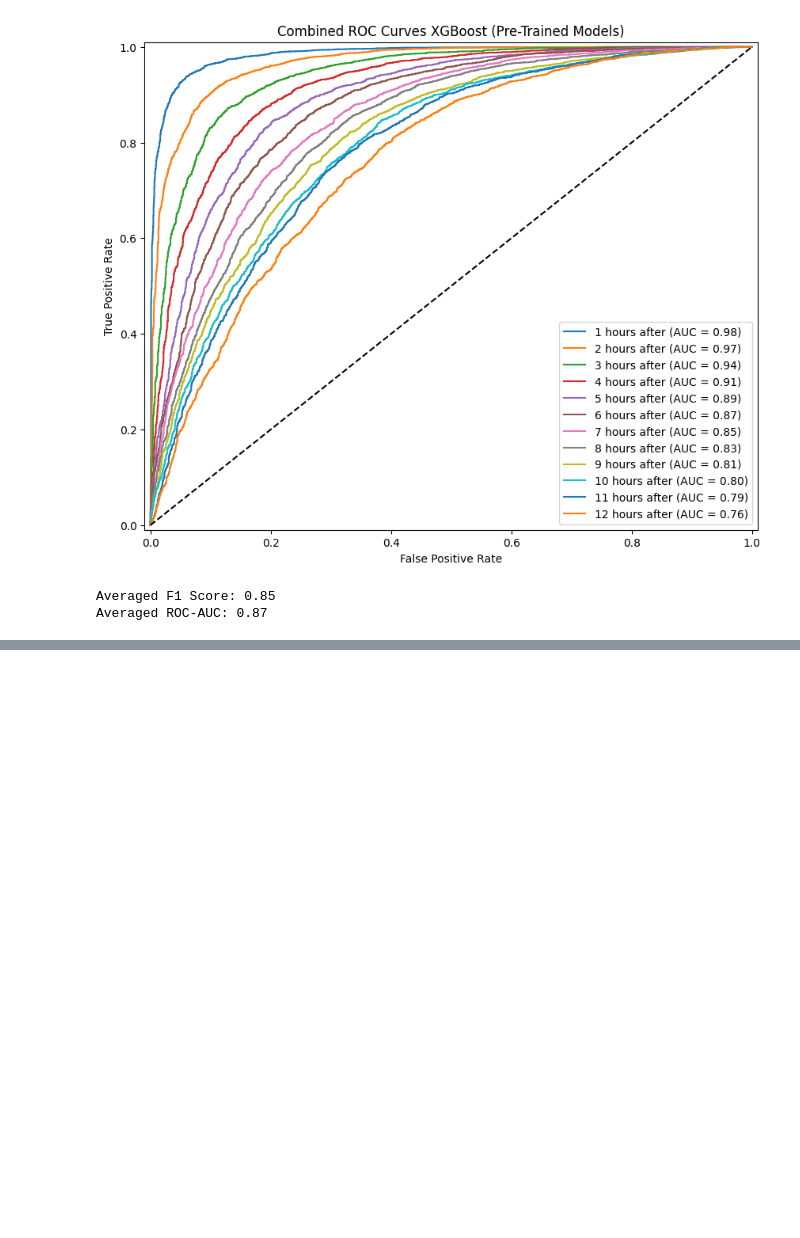
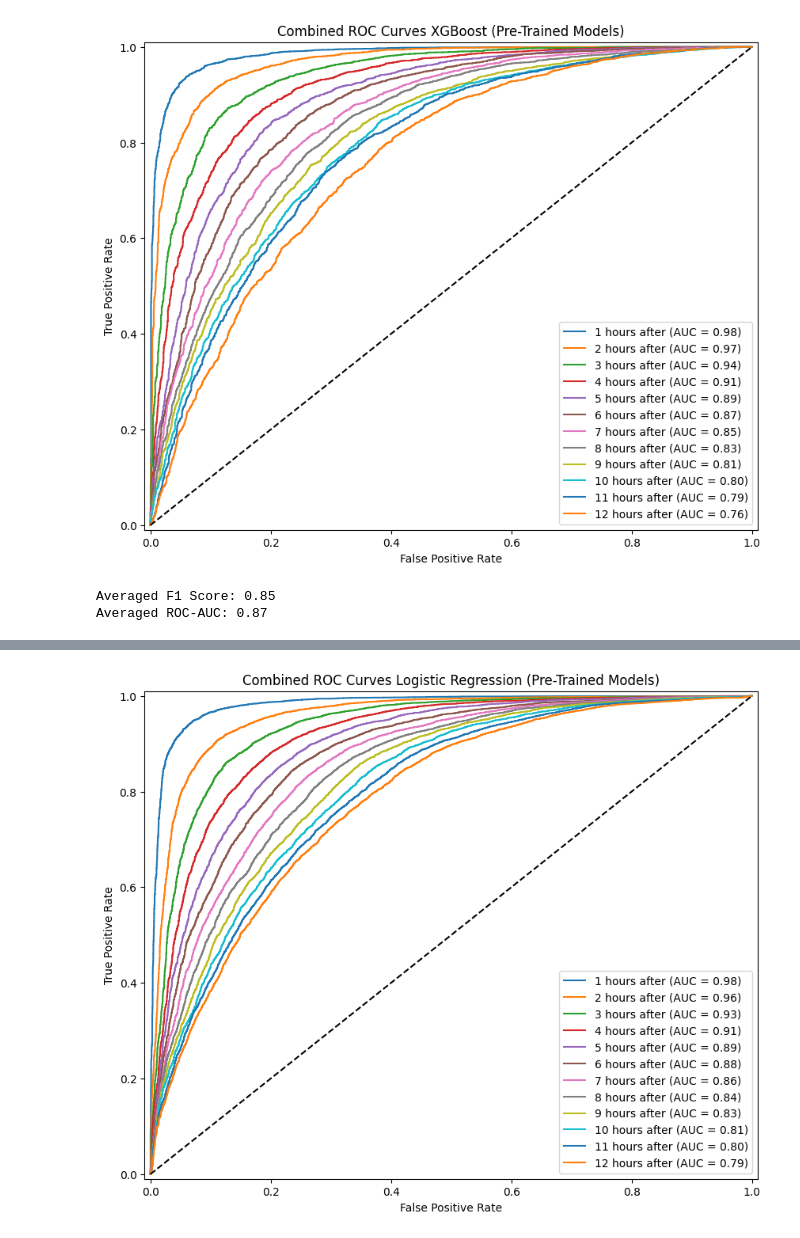
Before and after one commit to JOJOZYH/si670_final_project, a Jupyter notebook: yuhan.ipynb, the cells around one changed output, grey strips where cells are left out. Drawn from its saved outputs; the diff is of its cells as text; code cells hidden in the pictures; blank space fills up the shorter version.

```diff
--- a/yuhan.ipynb
+++ b/yuhan.ipynb
@@ -381,116 +381,106 @@ Averaged F1 Score: 0.85
 Averaged ROC-AUC: 0.87
 # %%
 """
-Logistic Regression Classifier Evaluation with Pre-Trained Models
-(using previously saved models logistic_hour_{i}.joblib)
+Logistic Regression Classifier Evaluation with Pre-Trained Models (Second-Order Preprocessing)
 """
 #%% Import data
 import pandas as pd
 import numpy as np
 import matplotlib.pyplot as plt
 import joblib
+from sklearn.compose import ColumnTransformer
+from sklearn.preprocessing import StandardScaler, PolynomialFeatures
 from sklearn.metrics import roc_auc_score, f1_score, roc_curve
 
+# Load the dataset
 file_path = './data/data.csv'
 data = pd.read_csv(file_path, index_col=0)
 
-#%% Preprocessing
+# Interpolate missing values in PM2.5
 data['pm2.5'] = data['pm2.5'].interpolate()
 
-# Creating 12 new columns for future PM2.5 levels, 1 hour to 12 hours ahead
+# Generate future PM2.5 levels (1 to 12 hours ahead)
 for i in range(1, 13):
     data[f'pm2.5_{i}_hour_after'] = data['pm2.5'].shift(-i)
 
-# One-hot encode the 'cbwd' column
+# One-hot encode categorical column 'cbwd'
 data = pd.get_dummies(data, columns=['cbwd'])
 
-# Calculate the total number of rows with any missing values before dropping
-missing_rows_before = data.isna().any(axis=1).sum()
-print(f"Missing rows before: {missing_rows_before}")
+# Remove rows with missing values in PM2.5 predictions
+data.dropna(subset=['pm2.5'] + [f'pm2.5_{i}_hour_after' for i in range(1, 13)], inplace=True)
 
-# Drop rows where any cell from 'pm2.5' to 'pm2.5_12_hour_after' is missing
-data.dropna(
-    subset=['pm2.5'] + [f'pm2.5_{i}_hour_after' for i in range(1, 13)],
-    inplace=True
-)
-
-# Calculate the index to split the data at 50% for training and 85% for testing
+# Split data into training (50%) and testing (15%) sets
 split_index_train = int(len(data) * 0.5)
 split_index_test = int(len(data) * 0.85)
 
-# Split the data into training and test sets
 data_train = data.iloc[:split_index_train]
-data_test = data.iloc[split_index_test:]
+data_test = data.iloc[split_index_train:split_index_test]
 
 print(f"Training Data Size: {data_train.shape[0]}")
 print(f"Test Data Size: {data_test.shape[0]}")
 
-# Prepare training and test data (drop the labels and 'year' columns)
-X_train = data_train.drop(columns=[f'pm2.5_{j}_hour_after' for j in range(1, 13)] + ['year'])
+# Prepare test data
 X_test = data_test.drop(columns=[f'pm2.5_{j}_hour_after' for j in range(1, 13)] + ['year'])
 
-# You must ensure that the same preprocessing (scaling, etc.) applied during training is applied here.
-# For simplicity, assume you used the same pipeline steps and saved the entire pipeline.
-# If not, you need to replicate the preprocessing pipeline code here.
+# Define numerical columns
+numerical_columns = X_test.select_dtypes(include=['float64', 'int64']).columns
 
-from sklearn.preprocessing import StandardScaler
-numerical_columns = X_train.select_dtypes(include=['float64', 'int64']).columns
-scaler = StandardScaler()
+# Recreate the preprocessing pipeline with PolynomialFeatures
+preprocessor = ColumnTransformer(
+    transformers=[
+        ('poly', Pipeline([
+            ('scaler', StandardScaler()),
+            ('poly', PolynomialFeatures(degree=2, include_bias=False))
+        ]), numerical_columns)
+    ],
+    remainder='passthrough'
+)
 
-# Fit the scaler on X_train to simulate original training conditions
-X_train_scaled = scaler.fit_transform(X_train[numerical_columns])
-X_test_scaled = scaler.transform(X_test[numerical_columns])
+# Apply the preprocessing to the test data
+X_test_preprocessed = preprocessor.fit_transform(X_test)  # Preprocessing must match the training step
 
-# Reconstruct X_train and X_test with scaled numerical columns
-X_train_scaled_df = pd.DataFrame(X_train_scaled, columns=numerical_columns, index=X_train.index)
-X_test_scaled_df = pd.DataFrame(X_test_scaled, columns=numerical_columns, index=X_test.index)
-
-# Replace numerical columns in original X_test with scaled versions
-X_test_final = X_test.copy()
-X_test_final[numerical_columns] = X_test_scaled_df[numerical_columns]
-
-# Initialize lists to store results
+# Initialize lists to store evaluation metrics
 f1_scores = []
 roc_aucs = []
 predictions = {}
 
-num_hours = 12
+num_hours = 12  # Total hours to evaluate
 
 # Create a single plot for all ROC curves
 plt.figure(figsize=(10, 8))
 
+# Evaluate pre-trained models for each hour
 for i in range(1, num_hours + 1):
-    print(f"\nEvaluating model for {i} hour(s) after...")
+    print(f"\nEvaluating pre-trained model for {i} hour(s) after...")
 
-    # Define target variables
     y_test = (data_test[f'pm2.5_{i}_hour_after'] >= 50).astype(int)
 
-    # Load the pre-trained model for hour i
-    classifier = joblib.load(f'./outputs/models/logistic_hour_{i}.joblib')
+    # Load pre-trained model for the current hour
+    pipeline = joblib.load(f'./outputs/models/logistic_hour_{i}.joblib')
 
-    # Predict on the test data
-    y_pred_test = classifier.predict(X_test_final)
-    y_prob_test = classifier.predict_proba(X_test_final)[:, 1]
+    # Predict on the preprocessed test data
+    y_pred_test = pipeline.predict(X_test_preprocessed)
+    y_prob_test = pipeline.predict_proba(X_test_preprocessed)[:, 1]
 
-    # Store the predicted values for the current hour
+    # Store predictions
     predictions[f'Hour_{i}_Predictions'] = y_pred_test
 
-    # Calculate test metrics
+    # Calculate metrics
     f1_test = f1_score(y_test, y_pred_test)
     roc_auc_test = roc_auc_score(y_test, y_prob_test)
 
-    # Store test metrics
+    # Store evaluation metrics
     f1_scores.append(f1_test)
     roc_aucs.append(roc_auc_test)
 
-    # Output test F1 Score and ROC-AUC for the current hour
+    # Output the metrics for the current hour
     print(f"{i} hours after: Test F1 Score: {f1_test:.2f}, Test ROC-AUC: {roc_auc_test:.2f}")
 
-    # ROC Curve for test data
+    # Generate ROC curve for the current hour
     fpr_test, tpr_test, _ = roc_curve(y_test, y_prob_test)
     plt.plot(fpr_test, tpr_test, label=f'{i} hours after (AUC = {roc_auc_test:.2f})')
 
-# Plot diagonal line for reference
+# Plot a diagonal reference line
 plt.plot([0, 1], [0, 1], 'k--')
 plt.xlim([-0.01, 1.01])
 plt.ylim([-0.01, 1.01])
@@ -498,16 +488,15 @@ plt.xlabel('False Positive Rate')
 plt.ylabel('True Positive Rate')
 plt.title('Combined ROC Curves Logistic Regression (Pre-Trained Models)')
 plt.legend(loc="lower right")
-
-# Save the ROC plot as logistic.png
 plt.savefig('./outputs/logistic_stack.png')
 plt.show()
 
+# Output averaged metrics
 print(f"Averaged F1 Score: {np.mean(f1_scores):.2f}")
 print(f"Averaged ROC-AUC: {np.mean(roc_aucs):.2f}")
 
-# Save all predictions to a CSV file
+# Save predictions to CSV
 prediction_df = pd.DataFrame(predictions)
 prediction_df.to_csv('./outputs/logistic_pred_stack.csv', index=False)
-print("Predicted values have been saved to logistic_pred_stack.csv")
+print("Predicted values have been saved to logistic_pretrained_pred.csv")
 # %% [output]
@@ -518,0 +520 @@ Evaluating model for 1 hour(s) after...
+[figure, added]
```
Also changed, not shown: parts of 1 cell of this notebook.
